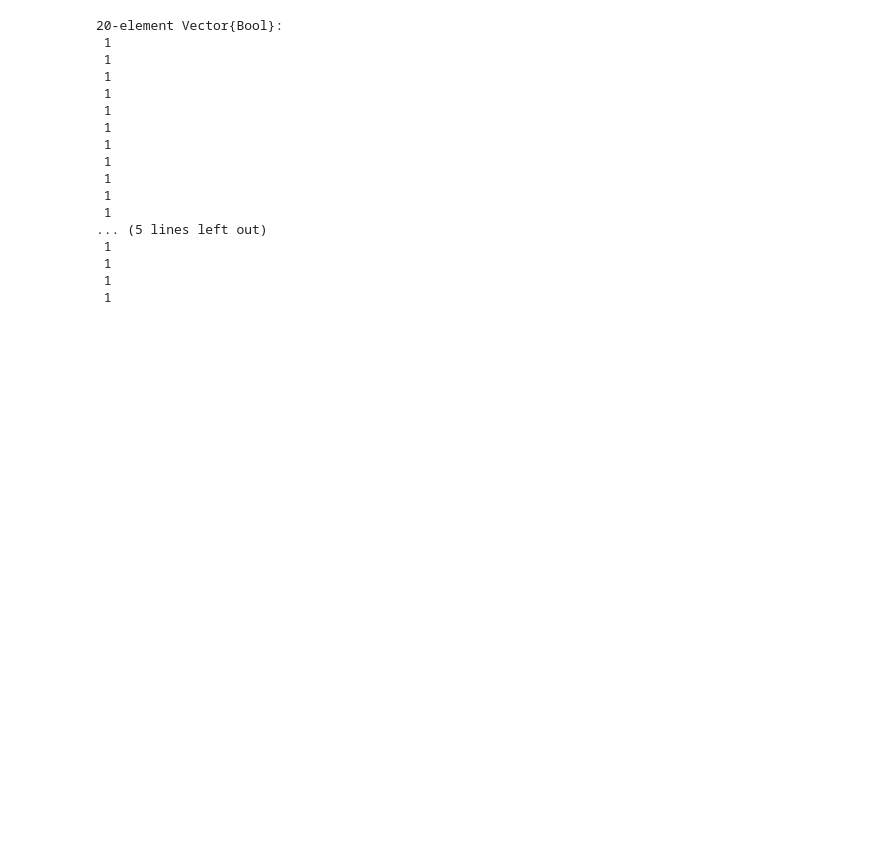
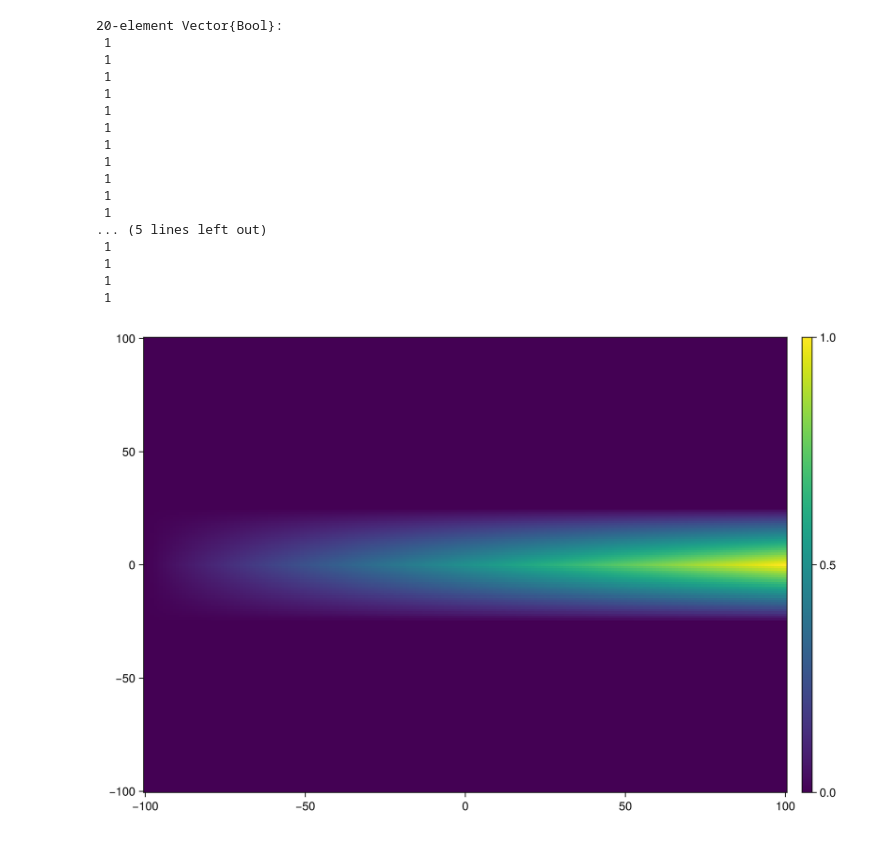
Before and after one commit to jmarib/CellBasedModels.jl, a Jupyter notebook: examples/shapes.ipynb, the cells around one changed output. Saved outputs shown, nothing was run; the diff lists cells and outputs as text; code cells hidden in the pictures; blank space fills up the shorter version.

```diff
--- a/examples/shapes.ipynb
+++ b/examples/shapes.ipynb
@@ -18,0 +137,16 @@ using LinearAlgebra
+# %%
+function triangular_gradient(x, y)
+    x_min = -100.0
+    x_max = 100.0
+    center_y = 0.0
+    width = 50.0
+
+    # Linear gradient in x
+    base = clamp((x - x_min) / (x_max - x_min), 0.0, 1.0)
+
+    # Triangular confinement in y
+    dist = abs(y - center_y)
+    confinement = max(0.0, 1.0 - dist/(width/2))
+
+    return base * confinement
+end
@@ -370,3 +519,19 @@ jldopen(outfile, "w") do file
 
     end
 end
+# %%
+fig = Figure(size=(900, 600))
+ax = Axis(fig[1,1])
+
+xs = -100:1:100
+ys = -100:1:100
+# width = 1000
+
+# y_center(x) = 50*x
+# x_exit = 0.1
+Z = [triangular_gradient(x, y) for  x in xs, y in ys]
+hm = heatmap!(ax, ys, xs, Z)
+Colorbar(fig[1,2], hm)
+fig
+# %% [output]
+[figure, added]
```
Also changed, not shown: parts of 17 cells of this notebook, 3 other files.
